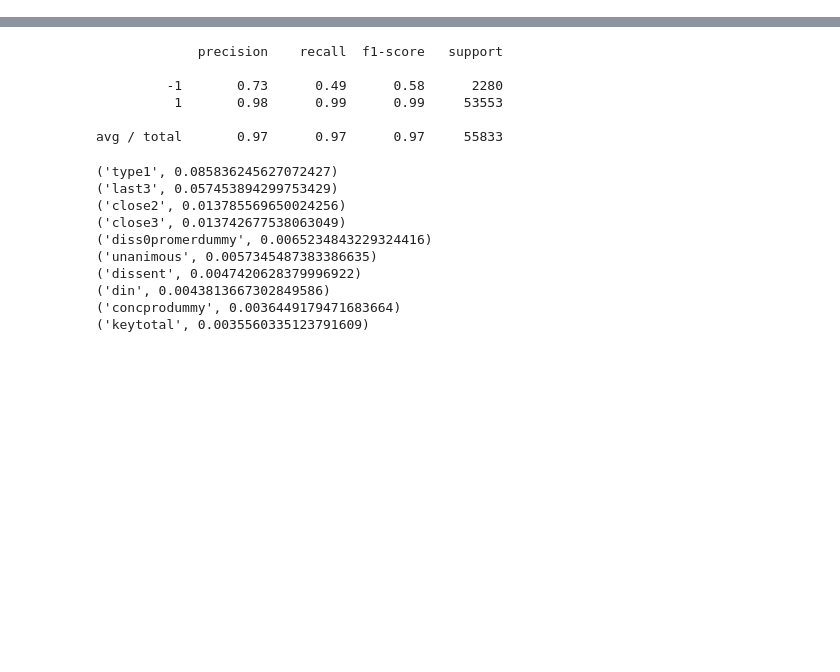
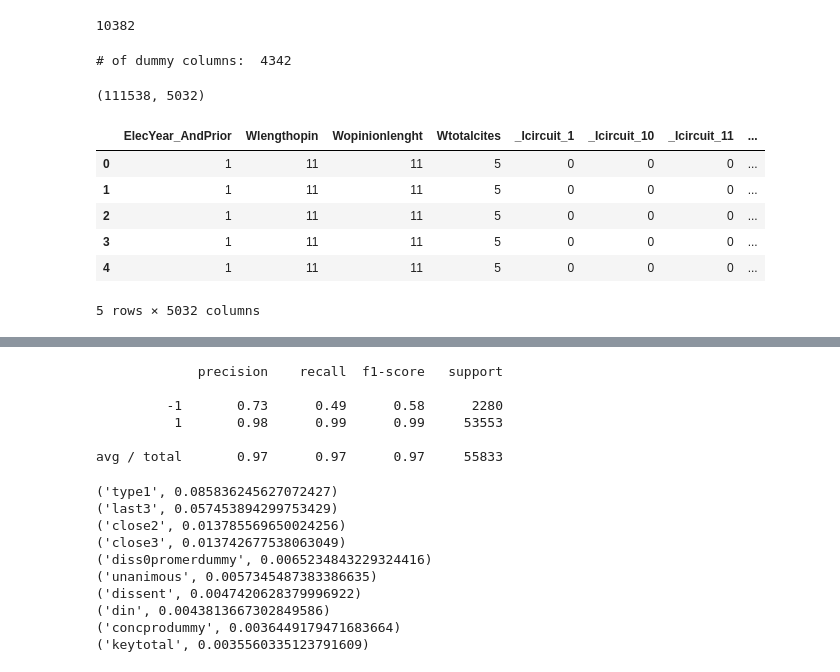
Before and after one commit to adithyap/mlcs16, a Jupyter notebook: JVAP_grid_search_and_train.ipynb, the cells around one changed output, grey strips where cells are left out. Cells and saved outputs as stored; diff of their text form; code cells hidden in the pictures; blank space fills up the shorter version.

```diff
--- a/JVAP_grid_search_and_train.ipynb
+++ b/JVAP_grid_search_and_train.ipynb
@@ -11,6 +11,7 @@ from sklearn.preprocessing import Normalizer,MinMaxScaler,StandardScaler,normali
 from sklearn.cross_validation import train_test_split
 # %%
 pd.set_option('max_columns',1000)
+pd.set_option('max_rows',1000)
 # %%
 #############################################
 # PANDAS HELPERS
@@ -49,15 +50,18 @@ def fill_nas(value, data_frame):
 def get_data(n_rows=None):
 
     if n_rows is not None:
-        df = pd.get_dummies(pd.read_csv('final_feats_without_dummies.csv', low_memory=False, nrows=n_rows))
-        df_y = pd.get_dummies(pd.read_csv('final_outs.csv', low_memory=False, nrows=n_rows))
+        df = pd.read_csv('final_feats_without_dummies_3.csv', low_memory=False, nrows=n_rows)
+        df_y = pd.read_csv('final_outs_3.csv', low_memory=False, nrows=n_rows)
     else:
-        df = pd.get_dummies(pd.read_csv('final_feats_without_dummies.csv', low_memory=False))
-        df_y = pd.get_dummies(pd.read_csv('final_outs.csv', low_memory=False))
+        df = pd.read_csv('final_feats_without_dummies_3.csv', low_memory=False)
+        df_y = pd.read_csv('final_outs_3.csv', low_memory=False)
 
 
     # Drop labels and a redundant column
     remove_columns_from_data_frame(['Unnamed: 0', 'Unnamed: 0.1' 'dissent', 'dissentdummy'], df)
+    df,df_y=remove_bad_rows(df,df_y)
+    df=drop_unneeded_cols(df)
+    #df_x=dummify(df_x)
 
     # Extras -- for analysis
     # CASE 1: REMOVE TOP 2
@@ -66,6 +70,8 @@ def get_data(n_rows=None):
 #     remove_columns_from_data_frame(['type', 'turnonthresh'], df)
 #     remove_columns_from_data_frame(['type1', 'last3'], df)
 #     remove_columns_like('diss', df)
+    if ('Unnamed: 0' or 'Unnamed: 0.1') in df_y.columns:
+        df_y.drop(labels=['Unnamed: 0','Unnamed: 0.1'],axis=1,inplace=True)
 
     return df, df_y
 
@@ -74,14 +80,14 @@ def get_x_y(n_rows=None):
 
     df, df_y = get_data(n_rows)
 
-    fill_nas(0, df)
+    #fill_nas(0, df)
 
-    return df.values, df_y.ix[:,1].values
+    return df.values, df_y.ix[:,0].values
 
 
-def get_columns():
+def get_columns(df):
 
-    df = pd.get_dummies(pd.read_csv('final_feats_without_dummies.csv', low_memory=False, nrows=2))
+    #df = pd.get_dummies(pd.read_csv('final_feats_without_dummies.csv', low_memory=False, nrows=2))
     return list(df.columns)
 
 
@@ -131,0 +272,24 @@ def get_top_n(n, arr, col_names, prev_list=[]):
+# %%
+sum1
+# %% [output]
+10382
+# %%
+df_x,df_y = get_data()
+# %%
+df_x=dummify(df_x)
+# %% [output]
+# of dummy columns:  4342
+# %%
+df_x.shape
+# %% [output]
+(111538, 5032)
+# %%
+df_x.head()
+# %% [output]
+|  | ElecYear_AndPrior | Wlengthopin | Wopinionlenght | Wtotalcites | _Icircuit_1 | _Icircuit_10 | _Icircuit_11 | ... |
+| 0 | 1 | 11 | 11 | 5 | 0 | 0 | 0 | ... |
+| 1 | 1 | 11 | 11 | 5 | 0 | 0 | 0 | ... |
+| 2 | 1 | 11 | 11 | 5 | 0 | 0 | 0 | ... |
+| 3 | 1 | 11 | 11 | 5 | 0 | 0 | 0 | ... |
+| 4 | 1 | 11 | 11 | 5 | 0 | 0 | 0 | ... |
+5 rows × 5032 columns
```
Also changed, not shown: parts of 21 cells of this notebook, 23 other files.
